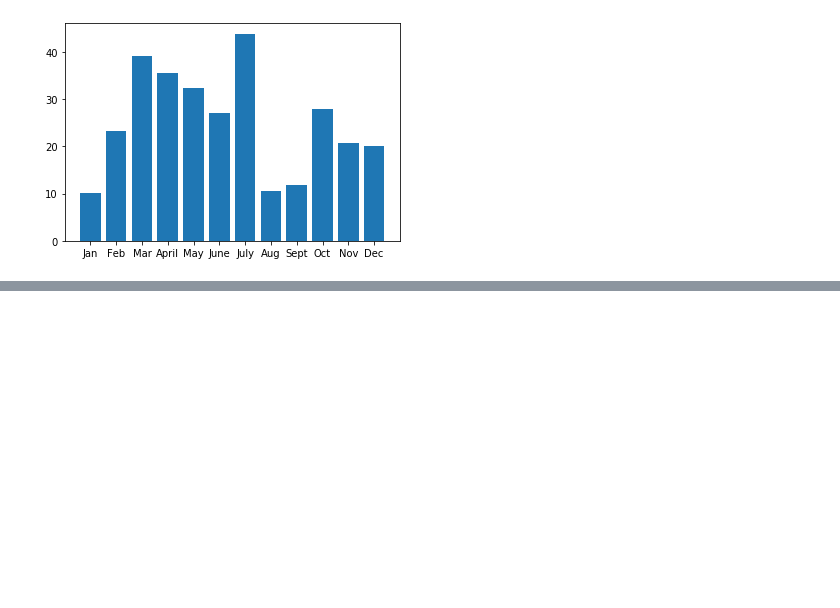
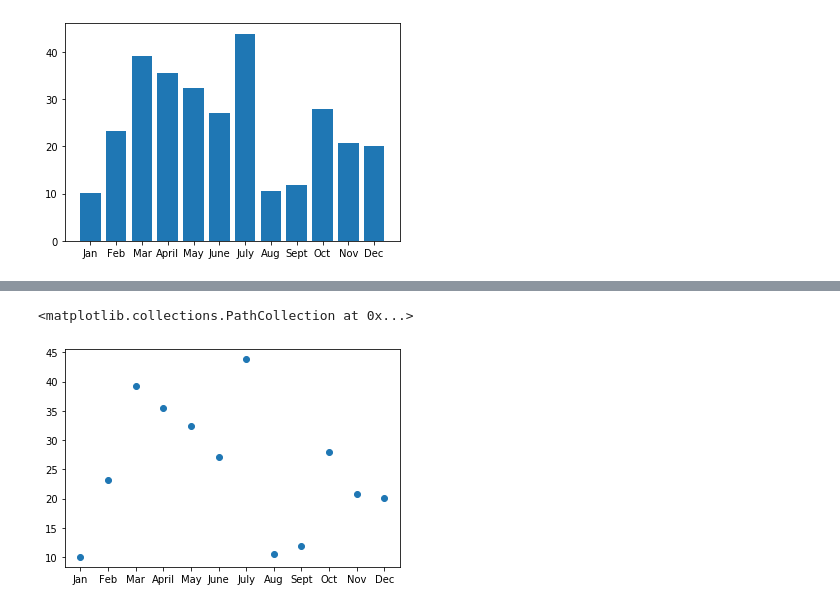
Before and after one commit to misterfoxy/pyber, a Jupyter notebook: Module_Practice.ipynb, the cells around one changed output, grey strips where cells are left out. Saved outputs shown, nothing was run; the diff lists cells and outputs as text; code cells hidden in the pictures; blank space fills up the shorter version.

```diff
--- a/Module_Practice.ipynb
+++ b/Module_Practice.ipynb
@@ -59,0 +77,5 @@ p
+# %%
+plt.scatter(x_axis,y_axis)
+# %% [output]
+<matplotlib.collections.PathCollection at 0x...>
+[figure, added]
```
Also changed, not shown: parts of 4 cells of this notebook.
